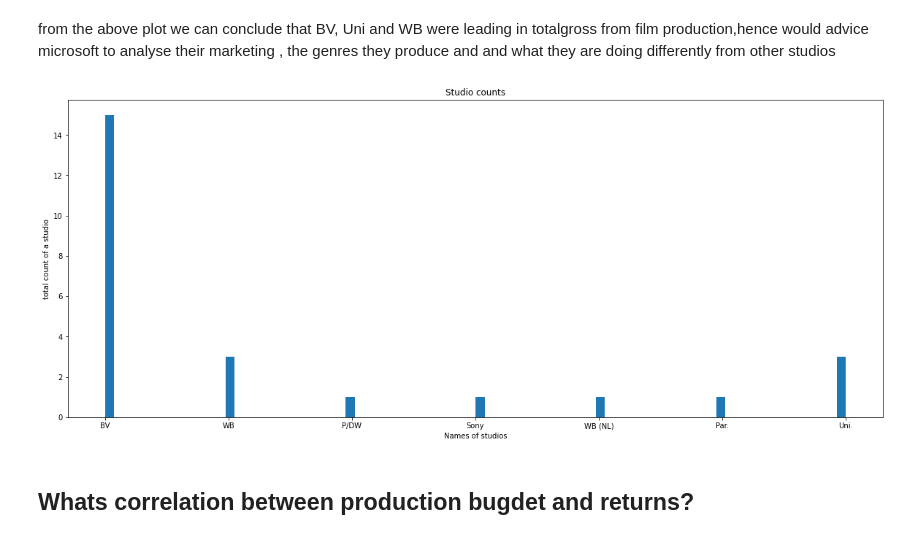
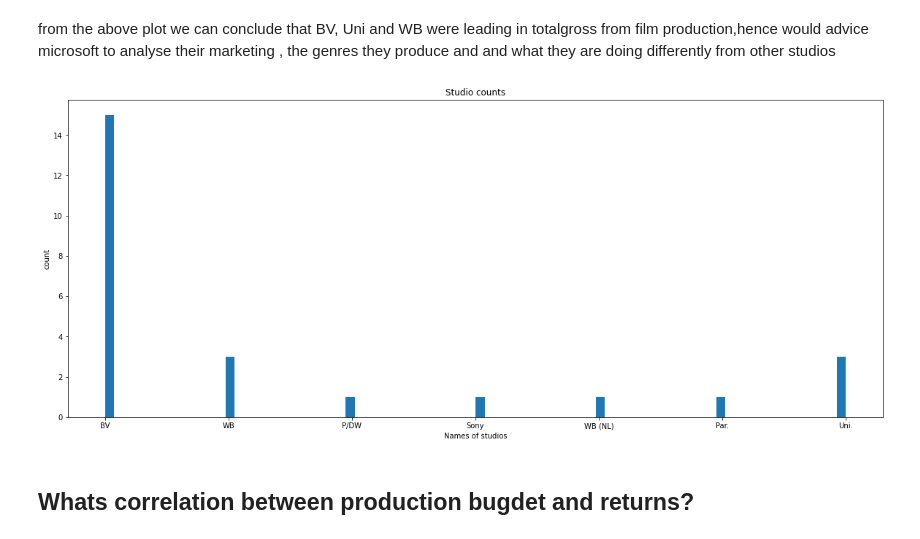
Before and after one commit to Firdosamohamed/dsc-phase-1-project--film-industry-analysis, a Jupyter notebook: student.ipynb, the cells around one changed output. Saved outputs shown, nothing was run; the diff lists cells and outputs as text; code cells hidden in the pictures.

```diff
--- a/student.ipynb
+++ b/student.ipynb
@@ -429,11 +463,11 @@ from the above plot we can conclude that BV, Uni and WB were leading in totalgro
 # %%
 fig, ax = plt.subplots(figsize = (20,8))
 ax.hist(bom_movie_df.studio, bins = 80)
 ax.set_xlabel('Names of studios')
-ax.set_ylabel('total count of a studio')
+ax.set_ylabel('count')
 ax.set_title('Studio counts');
 # %% [output]
-[figure, old version]
+[figure, new version]
 # %% [markdown]
 ## Whats correlation between production bugdet and returns?
 # %%
```
Also changed, not shown: parts of 28 cells of this notebook.
